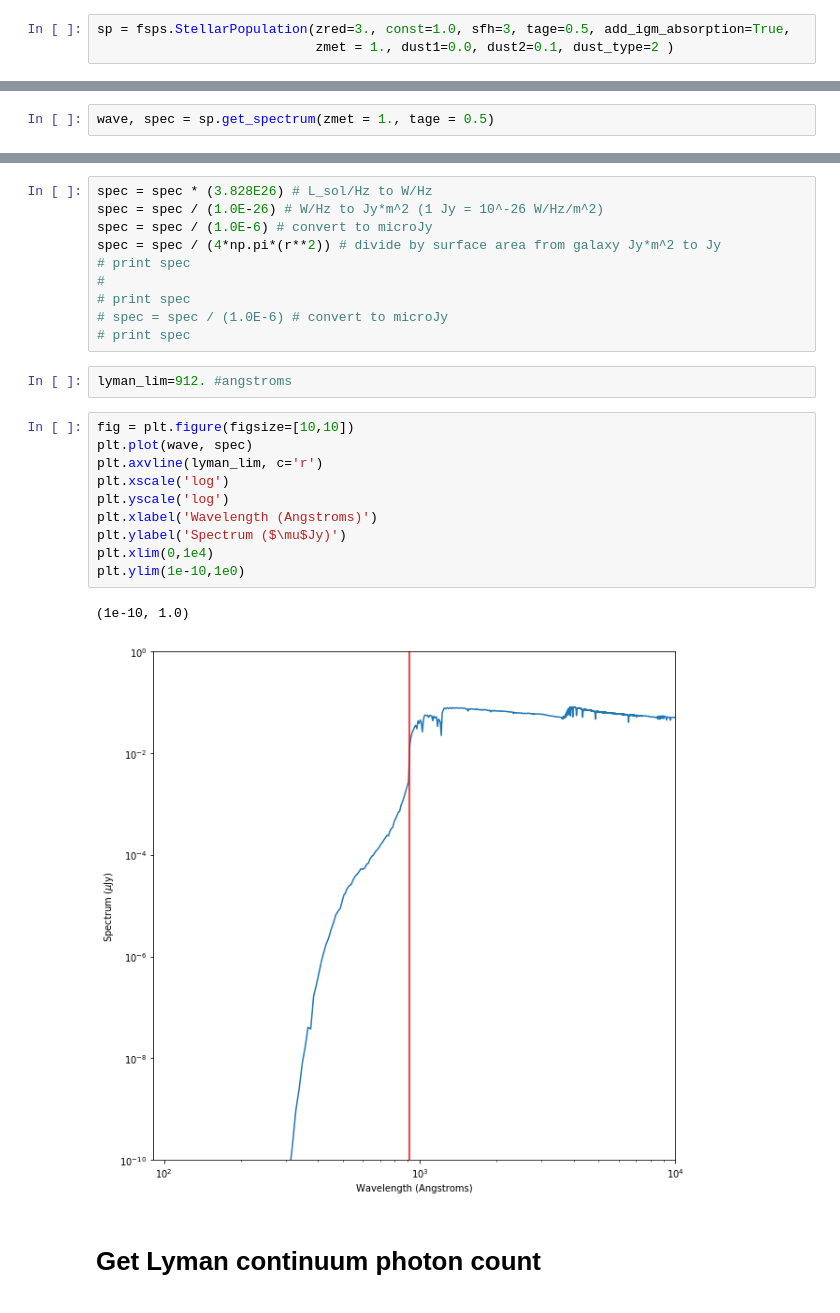
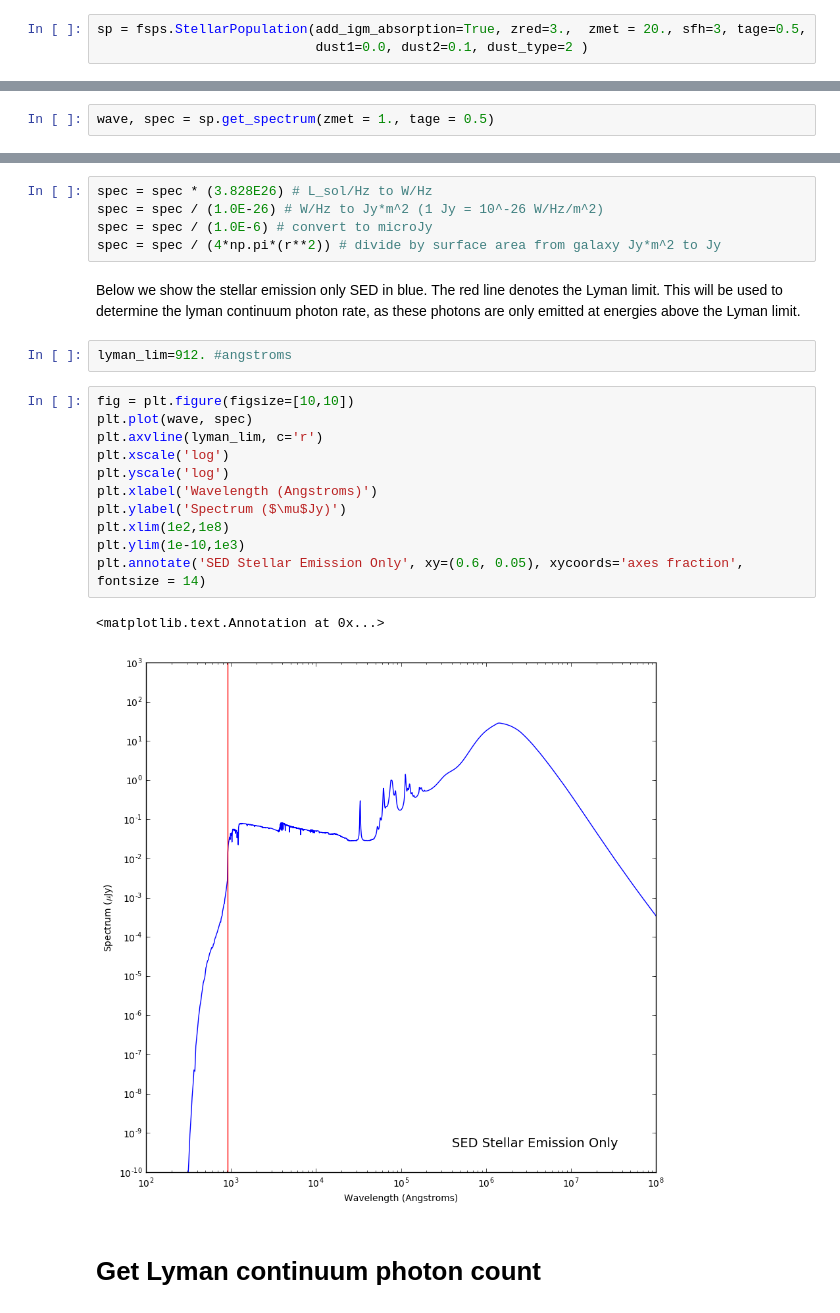
Before and after one commit to sararosecran/radiative_processes, a Jupyter notebook: final_project.ipynb, the cells around one changed output, grey strips where cells are left out. Saved outputs shown, nothing was run; the diff lists cells and outputs as text.

```diff
--- a/final_project.ipynb
+++ b/final_project.ipynb
@@ -16,4 +21,4 @@ from scipy.integrate import quad
 # %%
-sp = fsps.StellarPopulation(zred=3., const=1.0, sfh=3, tage=0.5, add_igm_absorption=True,
-                            zmet = 1., dust1=0.0, dust2=0.1, dust_type=2 )
+sp = fsps.StellarPopulation(add_igm_absorption=True, zred=3.,  zmet = 20., sfh=3, tage=0.5,
+                            dust1=0.0, dust2=0.1, dust_type=2 )
 # %% [markdown]
@@ -68,25 +81,23 @@ spec = spec * (3.828E26) # L_sol/Hz to W/Hz
 spec = spec / (1.0E-26) # W/Hz to Jy*m^2 (1 Jy = 10^-26 W/Hz/m^2)
 spec = spec / (1.0E-6) # convert to microJy
 spec = spec / (4*np.pi*(r**2)) # divide by surface area from galaxy Jy*m^2 to Jy
-# print spec
-#
-# print spec
-# spec = spec / (1.0E-6) # convert to microJy
-# print spec
+# %% [markdown]
+Below we show the stellar emission only SED in blue. The red line denotes the Lyman limit. This will be used to determine the lyman continuum photon rate, as these photons are only emitted at energies above the Lyman limit.
 # %%
 lyman_lim=912. #angstroms
 # %%
 fig = plt.figure(figsize=[10,10])
 plt.plot(wave, spec)
 plt.axvline(lyman_lim, c='r')
 plt.xscale('log')
 plt.yscale('log')
 plt.xlabel('Wavelength (Angstroms)')
 plt.ylabel('Spectrum ($\mu$Jy)')
-plt.xlim(0,1e4)
-plt.ylim(1e-10,1e0)
+plt.xlim(1e2,1e8)
+plt.ylim(1e-10,1e3)
+plt.annotate('SED Stellar Emission Only', xy=(0.6, 0.05), xycoords='axes fraction', fontsize = 14)
 # %% [output]
-(1e-10, 1.0)
+<matplotlib.text.Annotation at 0x...>
-[figure, old version]
+[figure, new version]
 # %% [markdown]
 # Get Lyman continuum photon count
```
Also changed, not shown: parts of 22 cells of this notebook.
